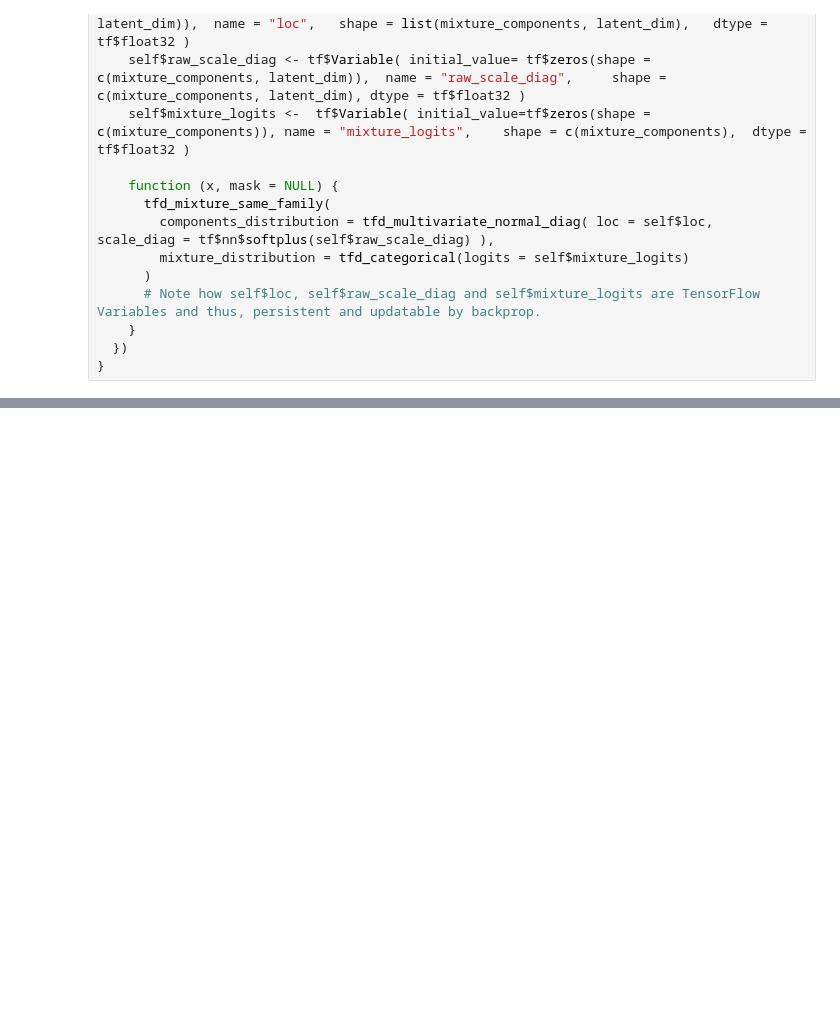
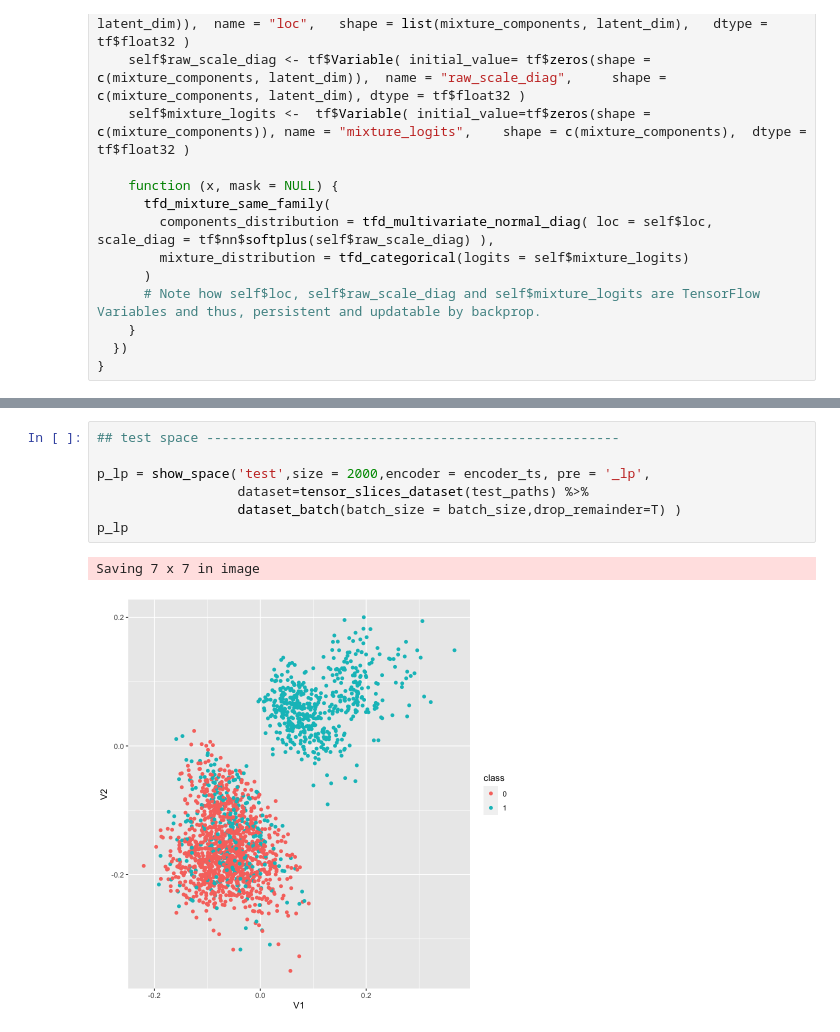
Before and after one commit to vishalhawa/odsc, a Jupyter notebook: tfp_rnn_vae_lp.ipynb, the cells around one changed output, grey strips where cells are left out. Saved outputs shown, nothing was run; the diff lists cells and outputs as text; blank space fills up the shorter version.

```diff
--- a/tfp_rnn_vae_lp.ipynb
+++ b/tfp_rnn_vae_lp.ipynb
@@ -160,0 +190,10 @@ show_space('test',size = 2000,encoder = encoder_ts, pre = '_lp',
+# %%
+## test space -----------------------------------------------------
+
+p_lp = show_space('test',size = 2000,encoder = encoder_ts, pre = '_lp',
+                  dataset=tensor_slices_dataset(test_paths) %>%
+                  dataset_batch(batch_size = batch_size,drop_remainder=T) )
+p_lp
+# %% [output]
+Saving 7 x 7 in image
+[figure, added]
```
Also changed, not shown: parts of 17 cells of this notebook, 10 other files.
